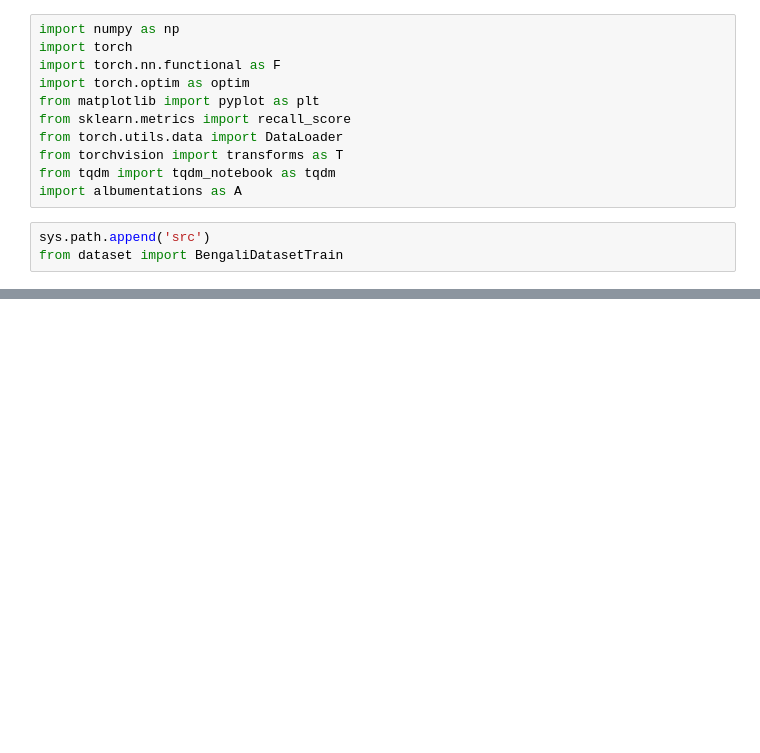
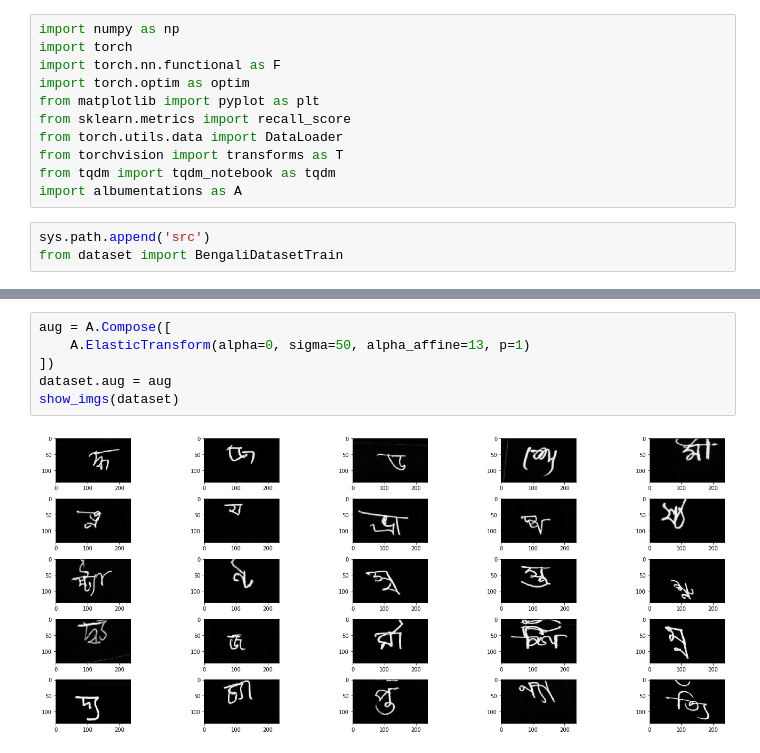
Before and after one commit to meyson/bengaliai-cv19, a Jupyter notebook: augs.ipynb, the cells around one changed output, grey strips where cells are left out. Cells and saved outputs as stored; diff of their text form; blank space fills up the shorter version.

```diff
--- a/augs.ipynb
+++ b/augs.ipynb
@@ -52,0 +46,8 @@ show_imgs(dataset)
+# %%
+aug = A.Compose([
+    A.ElasticTransform(alpha=0, sigma=50, alpha_affine=13, p=1)
+])
+dataset.aug = aug
+show_imgs(dataset)
+# %% [output]
+[figure, added]
```
Also changed, not shown: parts of 4 cells of this notebook, 9 other files.
